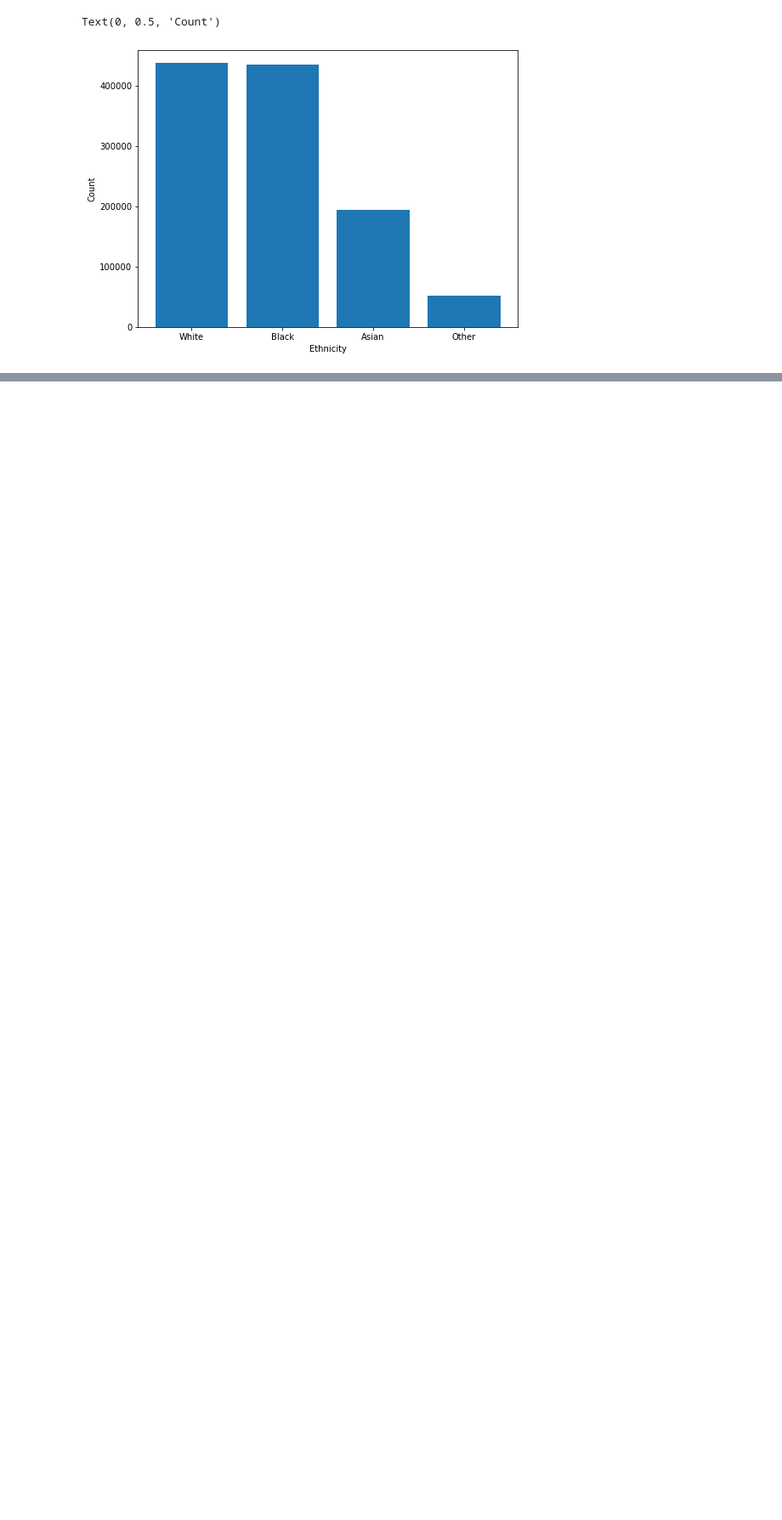
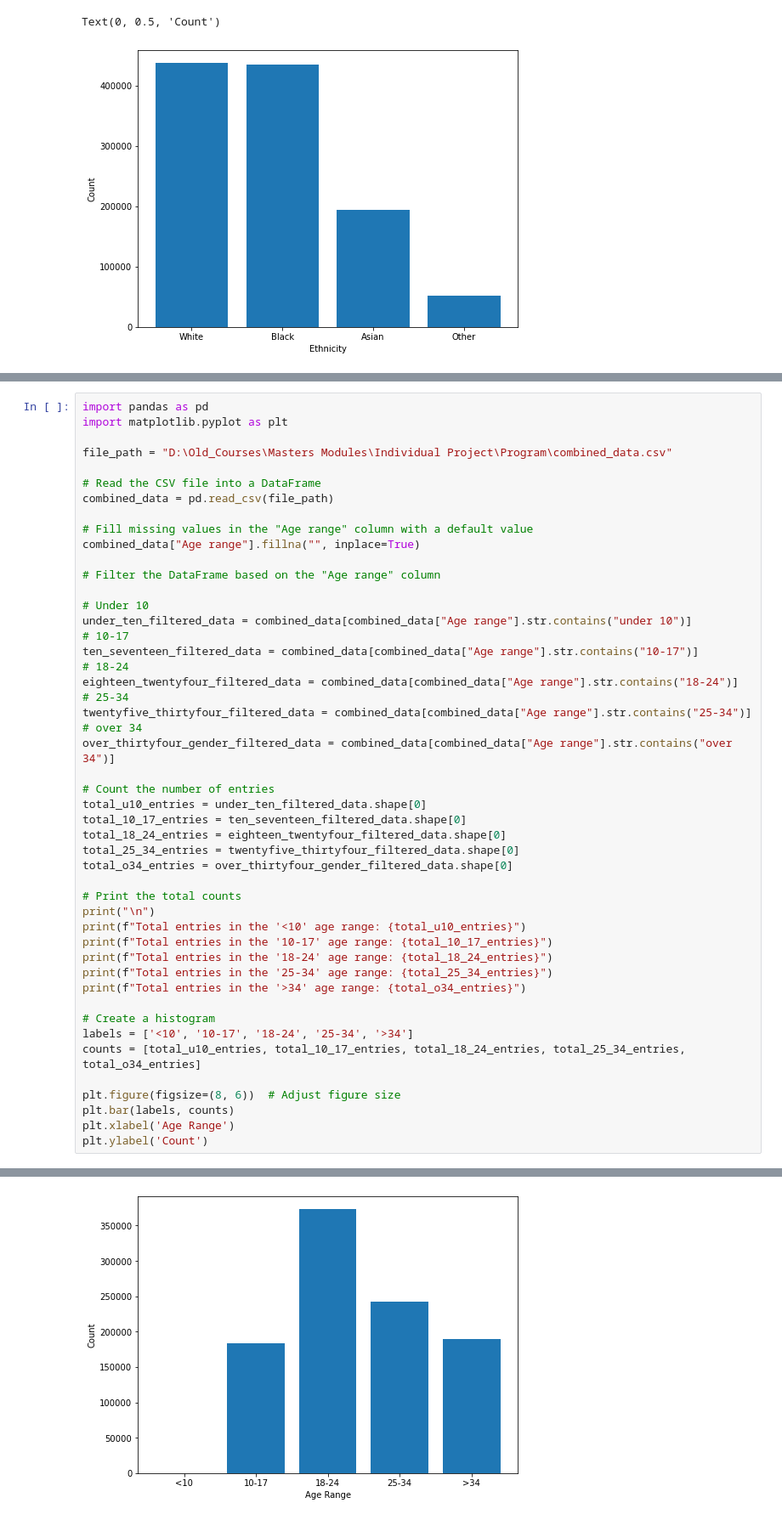
Before and after one commit to KostasBiris/Stop-and-Search-Project, a Jupyter notebook: StopAndSearchProgram.ipynb, the cells around one changed output, grey strips where cells are left out. Shown at 85% size. Cells and saved outputs as stored; diff of their text form; blank space fills up the shorter version.

```diff
--- a/StopAndSearchProgram.ipynb
+++ b/StopAndSearchProgram.ipynb
@@ -487,0 +642,49 @@ Text(0, 0.5, 'Count')
+# %%
+import pandas as pd
+import matplotlib.pyplot as plt
+
+file_path = "D:\Old_Courses\Masters Modules\Individual Project\Program\combined_data.csv"
+
+# Read the CSV file into a DataFrame
+combined_data = pd.read_csv(file_path)
+
+# Fill missing values in the "Age range" column with a default value
+combined_data["Age range"].fillna("", inplace=True)
+
+# Filter the DataFrame based on the "Age range" column
+
+# Under 10
+under_ten_filtered_data = combined_data[combined_data["Age range"].str.contains("under 10")]
+# 10-17
+ten_seventeen_filtered_data = combined_data[combined_data["Age range"].str.contains("10-17")]
+# 18-24
+eighteen_twentyfour_filtered_data = combined_data[combined_data["Age range"].str.contains("18-24")]
+# 25-34
+twentyfive_thirtyfour_filtered_data = combined_data[combined_data["Age range"].str.contains("25-34")]
+# over 34
+over_thirtyfour_gender_filtered_data = combined_data[combined_data["Age range"].str.contains("over 34")]
+
+# Count the number of entries
+total_u10_entries = under_ten_filtered_data.shape[0]
+total_10_17_entries = ten_seventeen_filtered_data.shape[0]
+total_18_24_entries = eighteen_twentyfour_filtered_data.shape[0]
+total_25_34_entries = twentyfive_thirtyfour_filtered_data.shape[0]
+total_o34_entries = over_thirtyfour_gender_filtered_data.shape[0]
+
+# Print the total counts
+print("\n")
+print(f"Total entries in the '<10' age range: {total_u10_entries}")
+print(f"Total entries in the '10-17' age range: {total_10_17_entries}")
+print(f"Total entries in the '18-24' age range: {total_18_24_entries}")
+print(f"Total entries in the '25-34' age range: {total_25_34_entries}")
+print(f"Total entries in the '>34' age range: {total_o34_entries}")
+
+# Create a histogram
+labels = ['<10', '10-17', '18-24', '25-34', '>34']
+counts = [total_u10_entries, total_10_17_entries, total_18_24_entries, total_25_34_entries, total_o34_entries]
+
+plt.figure(figsize=(8, 6))  # Adjust figure size
+plt.bar(labels, counts)
+plt.xlabel('Age Range')
+plt.ylabel('Count')
+# %% [output]
@@ -487,0 +697 @@ Text(0, 0.5, 'Count')
+[figure, added]
```
Also changed, not shown: parts of 23 cells of this notebook.
